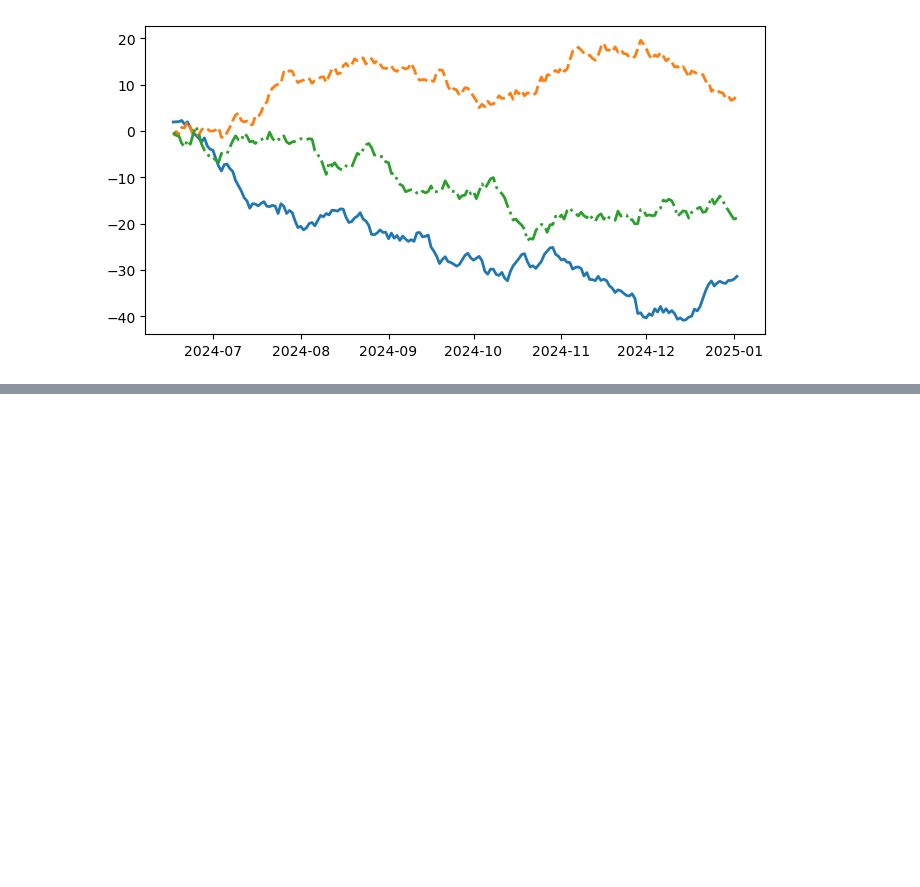
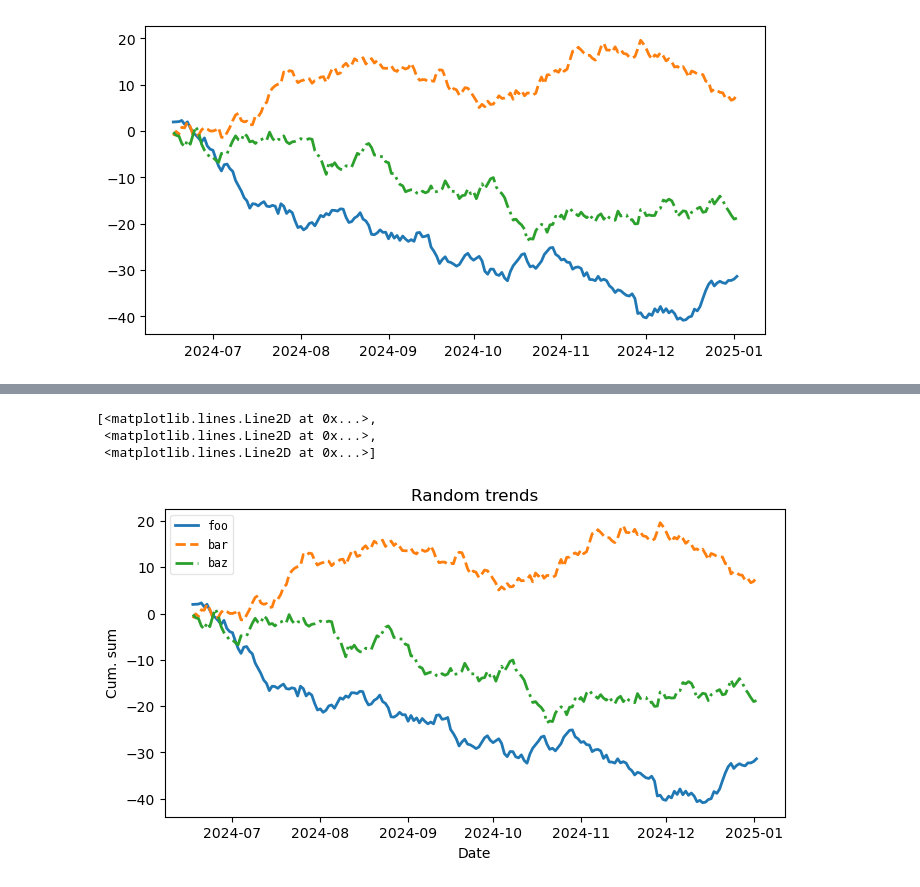
Before and after one commit to FilipeOrfao/data_visualization_with_python_and_javascript, a Jupyter notebook: 010_/main.ipynb, the cells around one changed output, grey strips where cells are left out. Drawn from its saved outputs; the diff is of its cells as text; code cells hidden in the pictures; blank space fills up the shorter version.

```diff
--- a/010_/main.ipynb
+++ b/010_/main.ipynb
@@ -49,0 +57,13 @@ plt.legend(plots,('foo','bar','baz'),loc='best',framealpha=0.5,prop={'size':'sma
+# %%
+plt.title('Random trends')
+plt.xlabel('Date')
+plt.ylabel('Cum. sum')
+plt.legend(plots,('foo','bar','baz'),loc='best',framealpha=0.5,prop={'size':'small','family':'monospace'})
+
+plots = plt.plot(x, y[:, 0], "-", x, y[:, 1], "--", x, y[:, 2], "-.")
+plots
+# %% [output]
+[<matplotlib.lines.Line2D at 0x...>,
+ <matplotlib.lines.Line2D at 0x...>,
+ <matplotlib.lines.Line2D at 0x...>]
+[figure, added]
```
Also changed, not shown: parts of 29 cells of this notebook, 5 other files.
